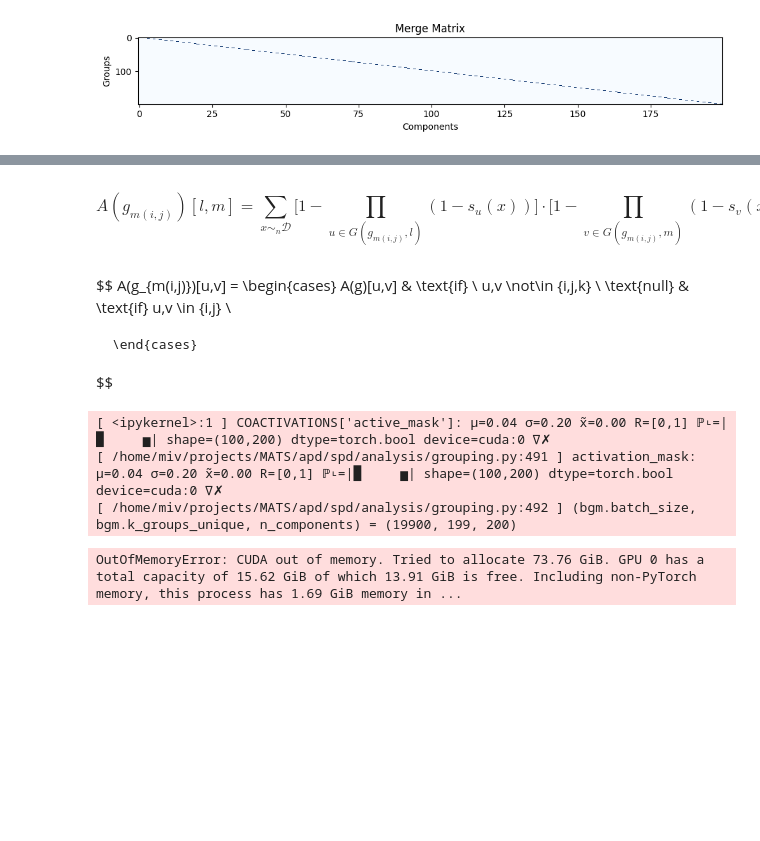
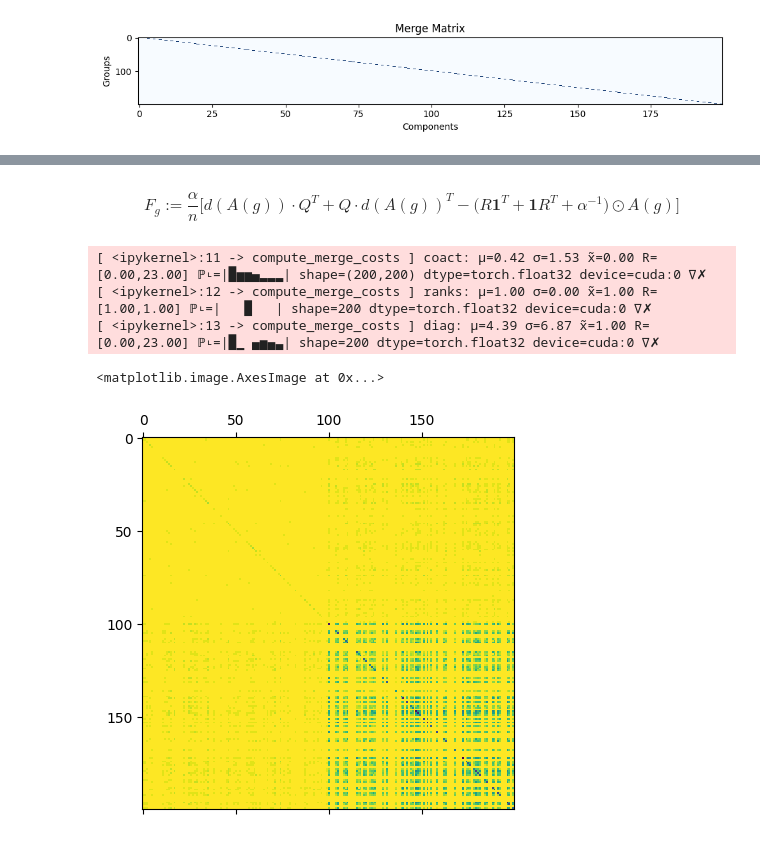
Before and after one commit to mivanit/apd, a Jupyter notebook: notebooks/mivanit/dev_grouping_3.ipynb, the cells around one changed output, grey strips where cells are left out. Saved outputs shown, nothing was run; the diff lists cells and outputs as text; code cells hidden in the pictures; blank space fills up the shorter version.

```diff
--- a/notebooks/mivanit/dev_grouping_3.ipynb
+++ b/notebooks/mivanit/dev_grouping_3.ipynb
@@ -91,10 +90,10 @@ the above actually makes sense. the last 100 are the superimposed components whi
 #     k_groups=50,
 #     ensure_groups_nonempty=True,
 # )
-gm = GroupMerge.identity(n_components=200)
+gm_ident = GroupMerge.identity(n_components=200)
 
-gm.plot(figsize=(10, 2))
-gm_downstream: BatchedGroupMerge = gm.all_downstream_merged()
+gm_ident.plot(figsize=(10, 2))
+gm_downstream: BatchedGroupMerge = gm_ident.all_downstream_merged()
 dbg_tensor(gm_downstream.group_idxs);
 dbg("d")
 gmd_m = gm_downstream.group_idxs
@@ -436,17 +109,0 @@ $$
-# %% [markdown]
-$$
-	A(g_{m(i,j)})[l,m] = \sum_{x \sim_n \mathcal{D}} \Bigg[
-		1 - \prod_{u \in G(g_{m(i,j)}, l)} (1 - s_u(x))
-		\Bigg] \cdot \Bigg[
-		1 - \prod_{v \in G(g_{m(i,j)}, m)} (1 - s_v(x))
-	\Bigg]
-$$
-# %% [markdown]
-$$
-	A(g_{m(i,j)})[u,v] =
-	\begin{cases}
-		A(g)[u,v] & \text{if} \ u,v \not\in \{i,j,k\} \\
-		\text{null} & \text{if} u,v \in \{i,j\} \\
-
-	\end{cases}
-$$
@@ -494,0 +110,49 @@ def merge_iteration(
+# %% [markdown]
+$$
+	F_g := \frac{\alpha}{n}
+	\Bigg[
+		d(A(g)) \cdot Q^T
+		+ Q \cdot d(A(g))^T
+		- \Big(
+			R \mathbf{1}^T
+			+ \mathbf{1} R^T + \alpha^{-1}
+		\Big)
+		\odot A(g)
+	\Bigg]
+$$
+# %%
+def compute_merge_costs(
+    coact: Bool[Tensor, "k_groups k_groups"],
+    merges: GroupMerge,
+    alpha: float = 1.0,
+) -> Float[Tensor, "k_groups k_groups"]:
+    """Compute MDL costs for merge matrices"""
+    device: torch.device = coact.device
+    ranks: Float[Tensor, " k_groups"] = merges.components_per_group.to(device=device).float()
+    diag: Float[Tensor, "k_groups"] = torch.diag(coact).to(device=device)
+
+    dbg_tensor(coact)
+    dbg_tensor(ranks)
+    dbg_tensor(diag)
+
+    return alpha * (
+        diag @ ranks.T
+        + ranks @ diag.T
+        - (
+            ranks.unsqueeze(0)
+            + ranks.unsqueeze(1)
+            + (1/alpha)
+        ) * coact
+    )
+# %%
+costs = compute_merge_costs(
+	coact=COACTIVATIONS['co_occurrence_matrix'],
+	merges=gm_ident,
+)
+plt.matshow(costs.cpu(), cmap='viridis')
+# %% [output]
+[ <ipykernel>:11 -> compute_merge_costs ] coact: μ=0.42 σ=1.53 x̃=0.00 R=[0.00,23.00] ℙ˪=|█▅▅▄▂▂▂| shape=(200,200) dtype=torch.float32 device=cuda:0 ∇✗
+[ <ipykernel>:12 -> compute_merge_costs ] ranks: μ=1.00 σ=0.00 x̃=1.00 R=[1.00,1.00] ℙ˪=|   █   | shape=200 dtype=torch.float32 device=cuda:0 ∇✗
+[ <ipykernel>:13 -> compute_merge_costs ] diag: μ=4.39 σ=6.87 x̃=1.00 R=[0.00,23.00] ℙ˪=|█▁ ▄▅▄▃| shape=200 dtype=torch.float32 device=cuda:0 ∇✗
+<matplotlib.image.AxesImage at 0x...>
+[figure, added]
@@ -495,14 +176,9 @@ def merge_iteration(
 # %%
 dbg_tensor(COACTIVATIONS['active_mask'])
 merge_costs = compute_merge_costs(
-    activation_mask=COACTIVATIONS['active_mask'],
+    coact=COACTIVATIONS['active_mask'],
     bgm=gm_downstream,
     alpha=1.0,
 )
 dbg_tensor(merge_costs);
-# %% [output]
-[ <ipykernel>:1 ] COACTIVATIONS['active_mask']: μ=0.04 σ=0.20 x̃=0.00 R=[0,1] ℙ˪=|█     ▅| shape=(100,200) dtype=torch.bool device=cuda:0 ∇✗
-[ /home/miv/projects/MATS/apd/spd/analysis/grouping.py:491 ] activation_mask: μ=0.04 σ=0.20 x̃=0.00 R=[0,1] ℙ˪=|█     ▅| shape=(100,200) dtype=torch.bool device=cuda:0 ∇✗
-[ /home/miv/projects/MATS/apd/spd/analysis/grouping.py:492 ] (bgm.batch_size, bgm.k_groups_unique, n_components) = (19900, 199, 200)
-OutOfMemoryError: CUDA out of memory. Tried to allocate 73.76 GiB. GPU 0 has a total capacity of 15.62 GiB of which 13.91 GiB is free. Including non-PyTorch memory, this process has 1.69 GiB memory in ...
 # %%
```
Also changed, not shown: parts of 26 cells of this notebook, 3 other files.
